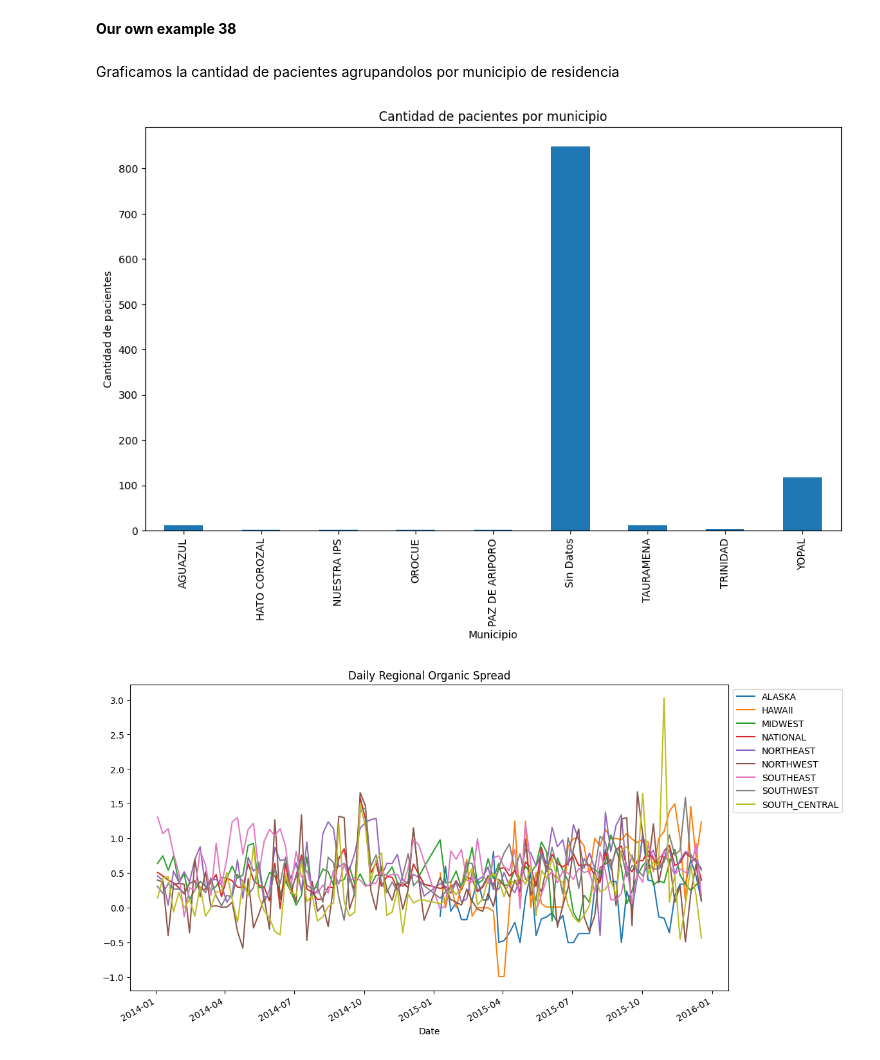
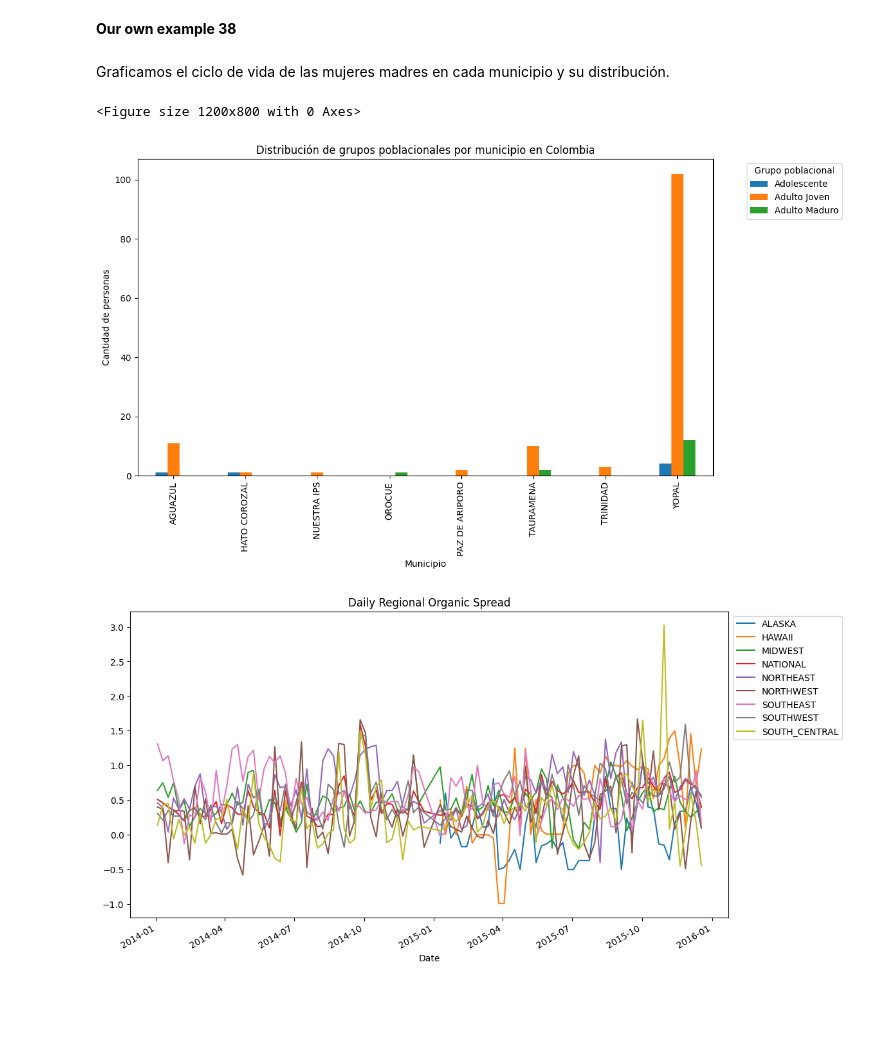
Before and after one commit to Aliriio/MetNumUN2024I, a Jupyter notebook: Lab2/amartinezba_Lab2.ipynb, the cells around one changed output. Cells and saved outputs as stored; diff of their text form; code cells hidden in the pictures; blank space fills up the shorter version.

```diff
--- a/Lab2/amartinezba_Lab2.ipynb
+++ b/Lab2/amartinezba_Lab2.ipynb
@@ -1733,18 +1725,32 @@ hass.groupby(['Date', 'Region'])['Weighted Avg Price'].mean().unstack().ffill().
 [figure]
 # %% [markdown]
 **Our own example 38**
-# %% [markdown]
-Graficamos la cantidad de pacientes agrupandolos por municipio de residencia
-# %%
-import matplotlib.pyplot as plt
-pacientes_por_municipio = resultados.groupby('municpio_de_residencia')['orden'].count()
-pacientes_por_municipio.plot(kind='bar')
-plt.title('Cantidad de pacientes por municipio')
-plt.xlabel('Municipio')
-plt.ylabel('Cantidad de pacientes')
-plt.show()
-# %% [output]
-[figure, removed]
+# %% [markdown]
+Graficamos el ciclo de vida de las mujeres madres en cada municipio y su distribución.
+# %%
+import matplotlib.pyplot as plt
+
+# Filtramos los resultados para excluir el municipio "sin datos" y el grupo poblacional "sin datos"
+resultados_filtrados = resultados[(resultados['municpio_de_residencia'] != 'Sin Datos') & (resultados['ciclo_de_vida'] != 'Sin Datos')]
+
+# Agrupamos los resultados filtrados por municipio y ciclo de vida, y contamos las ocurrencias
+conteo_grupos_por_municipio = resultados_filtrados.groupby(['municpio_de_residencia', 'ciclo_de_vida']).size().unstack(fill_value=0)
+
+# Creamos el gráfico de barras agrupadas
+plt.figure(figsize=(12, 8))
+conteo_grupos_por_municipio.plot(kind='bar')
+
+# Añadimos etiquetas y título al gráfico
+plt.title('Distribución de grupos poblacionales por municipio en Colombia')
+plt.xlabel('Municipio')
+plt.ylabel('Cantidad de personas')
+plt.xticks(rotation=90)  # Rotamos las etiquetas del eje x para una mejor visualización
+plt.legend(title='Grupo poblacional', bbox_to_anchor=(1.05, 1), loc='upper left')  # Añadimos leyenda fuera del gráfico
+plt.tight_layout()  # Ajustamos el diseño del gráfico
+plt.show()
+# %% [output]
+<Figure size 1200x800 with 0 Axes>
+[figure, added]
 # %%
 def _organic_spread(group):
 
```
Also changed, not shown: parts of 41 cells of this notebook.
